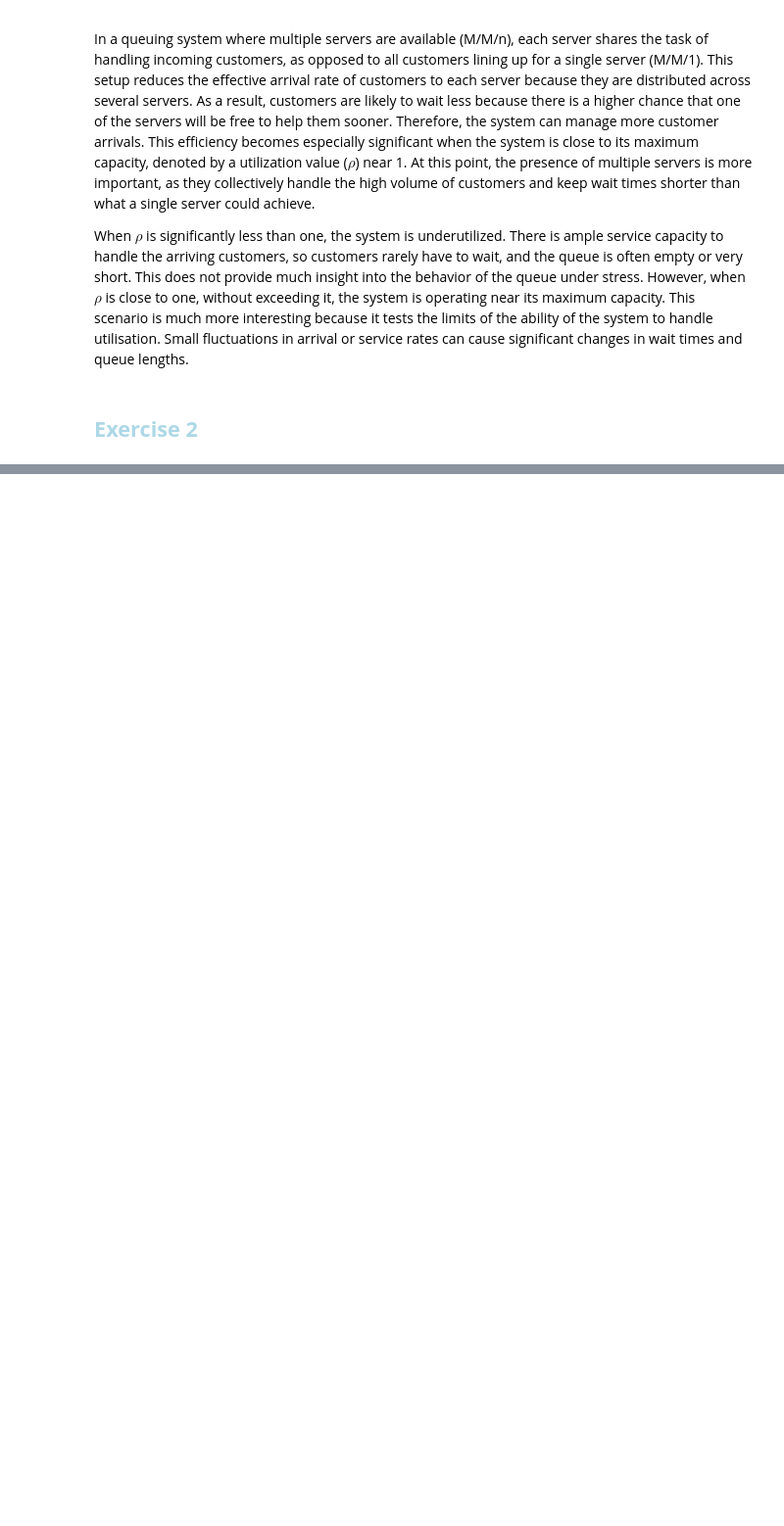
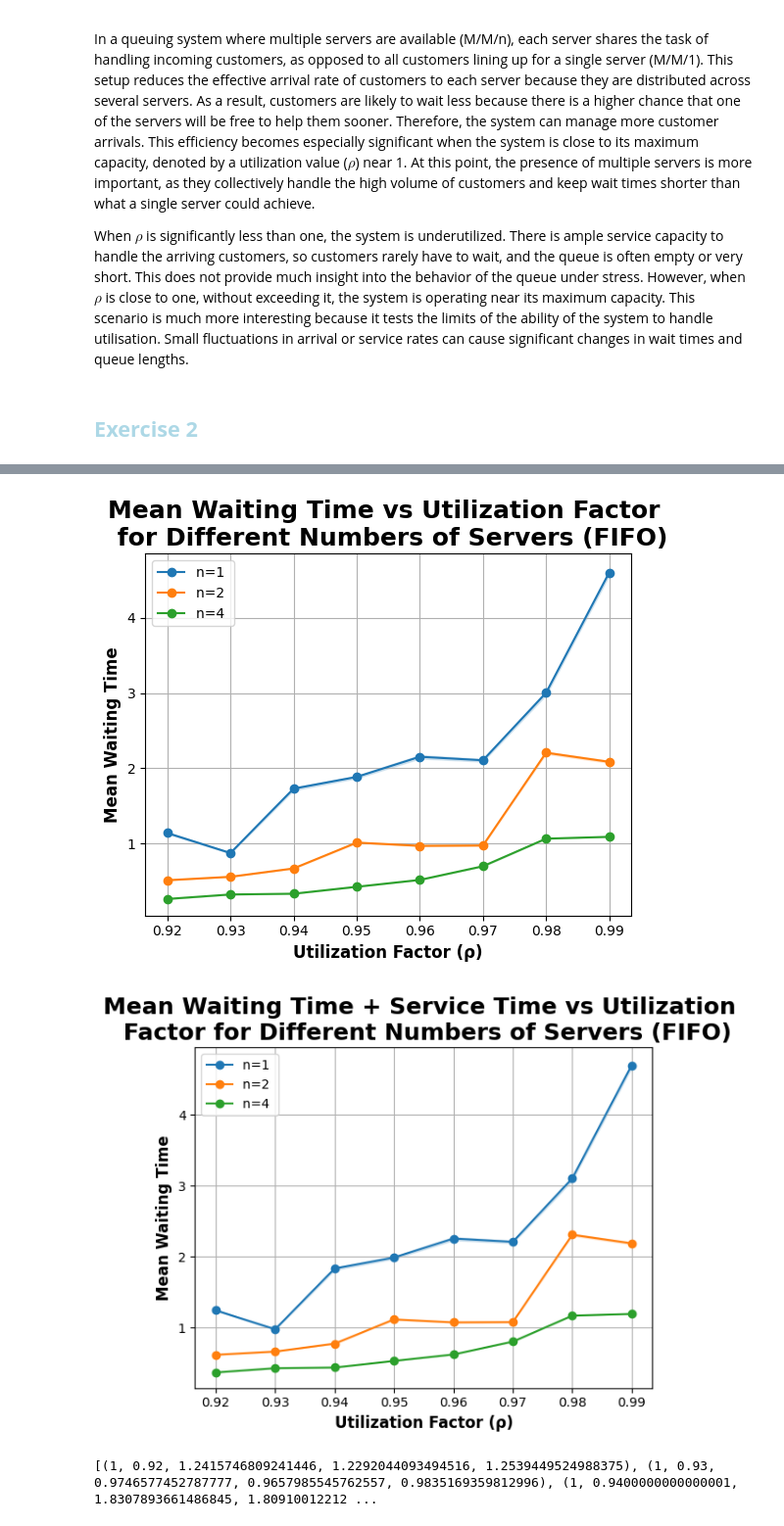
Before and after one commit to BiggusVickus/Stochastic_Simulation, a Jupyter notebook: Assignment 2/DES_assignment2.ipynb, the cells around one changed output, grey strips where cells are left out. Shown at 98% size. Cells and saved outputs as stored; diff of their text form; code cells hidden in the pictures; blank space fills up the shorter version.

```diff
--- a/Assignment 2/DES_assignment2.ipynb
+++ b/Assignment 2/DES_assignment2.ipynb
@@ -52,4 +52,25 @@ In a queuing system where multiple servers are available (M/M/n), each server sh
 When $\rho$ is significantly less than one, the system is underutilized. There is ample service capacity to handle the arriving customers, so customers rarely have to wait, and the queue is often empty or very short. This does not provide much insight into the behavior of the queue under stress. However, when $\rho$ is close to one, without exceeding it, the system is operating near its maximum capacity. This scenario is much more interesting because it tests the limits of the ability of the system to handle utilisation. Small fluctuations in arrival or service rates can cause significant changes in wait times and queue lengths.
 # %% [markdown]
 ## <font color = LightBlue> **Exercise 2** </font>
+# %%
+import simpy
+import random
+import statistics
+import scipy.stats
+import matplotlib.pyplot as plt
+import numpy as np
+import operator
+import matplotlib.colors as mcolors
+
+# Parameters
+RANDOM_SEED = 42
+SIM_TIME = 300  # Simulation time in minutes
+MU = 10  # Average service rate (1/MU is average service time)
+NUM_SERVERS_FIFO = [1, 2, 4]  # Number of servers to simulate
+NUM_SERVERS_SJF = [1, 2, 4]  # Number of servers to simulate
+RHO_VALUES = np.linspace(0.92, 0.99, 8) # Values of rho to simulate
+NUM_RUNS = 15  # Number of runs per configuration
+
+# Set the random seed for reproducibility
+random.seed(RANDOM_SEED)
 # %%
@@ -277,0 +234,9 @@ plotting(results_1, NUM_SERVERS_1, "Comparing FIFO and SJF (Without \n ervice Ti
+# %%
+# Store statistics
+wait_times_1 = {n: {rho: [] for rho in RHO_VALUES} for n in NUM_SERVERS_FIFO}
+wait_times_2 = {n: {rho: [] for rho in RHO_VALUES} for n in NUM_SERVERS_SJF}
+
+wait_times_included_1 = {n: {rho: [] for rho in RHO_VALUES} for n in NUM_SERVERS_FIFO}
+wait_times_included_2 = {n: {rho: [] for rho in RHO_VALUES} for n in NUM_SERVERS_SJF}
+results_1, results_included_1 = main(NUM_SERVERS_FIFO, RHO_VALUES, wait_times_1, wait_times_included_1, priority=False)
+results_2, results_included_2 = main(NUM_SERVERS_SJF, RHO_VALUES, wait_times_2, wait_times_included_2, priority=True)
@@ -277,0 +261,16 @@ plotting(results_1, NUM_SERVERS_1, "Comparing FIFO and SJF (Without \n ervice Ti
+# %%
+plotting(results_1, NUM_SERVERS_FIFO, "Mean Waiting Time vs Utilization Factor \n for Different Numbers of Servers (FIFO)")
+plotting(results_included_1, NUM_SERVERS_FIFO, "Mean Waiting Time + Service Time vs Utilization \n Factor for Different Numbers of Servers (FIFO)")
+print(results_included_1)
+plotting(results_1, NUM_SERVERS_FIFO, "Mean Waiting Time and Mean Waiting Time + \n Service Time vs Utilization Factor for Different \n Numbers of Servers (FIFO)", results_included_1, NUM_SERVERS_FIFO, "wait", "wait + service")
+
+
+
+plotting(results_2, NUM_SERVERS_SJF, "Mean Waiting Time vs Utilization Factor \n for Different Numbers of Servers (SJF)")
+plotting(results_included_2, NUM_SERVERS_SJF, "Mean Waiting Time + Service Time vs Utilization \n Factor for Different Numbers of Servers (SJF)")
+plotting(results_2, NUM_SERVERS_SJF, "Mean Waiting Time and Mean Waiting Time + \n Service Time vs Utilization Factor for Different \n Numbers of Servers (SJF)", results_included_2, NUM_SERVERS_SJF, "wait", "wait + service")
+plotting(results_1, NUM_SERVERS_FIFO, "Comparing FIFO and SJF (Without \n Service Time) for Utilization Factor for \n Different Numbers of Servers", results_2, NUM_SERVERS_SJF, "FIFO", "SJF")
+# %% [output]
+[figure, added]
+[figure, added]
+[(1, 0.92, 1.2415746809241446, 1.2292044093494516, 1.2539449524988375), (1, 0.93, 0.9746577452787777, 0.9657985545762557, 0.9835169359812996), (1, 0.9400000000000001, 1.8307893661486845, 1.80910012212 ...
```
Also changed, not shown: parts of 5 cells of this notebook.
